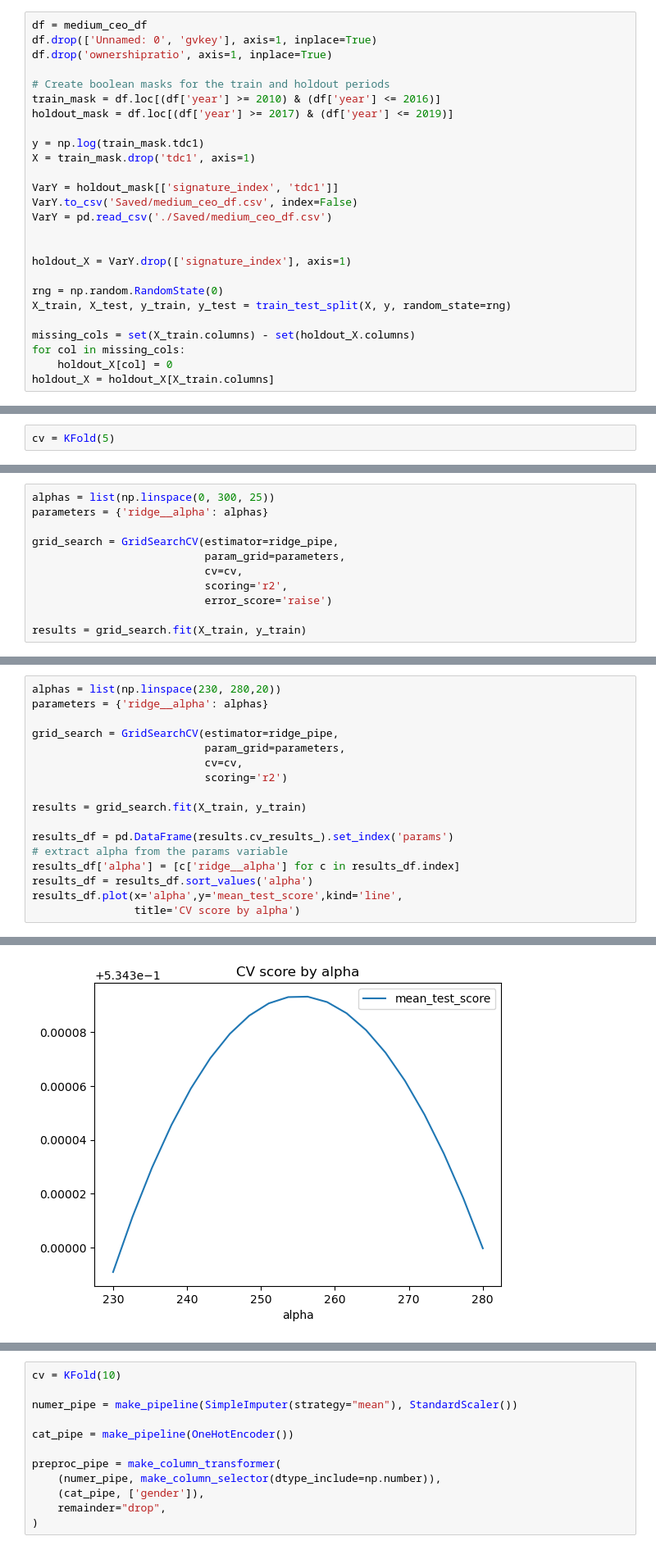
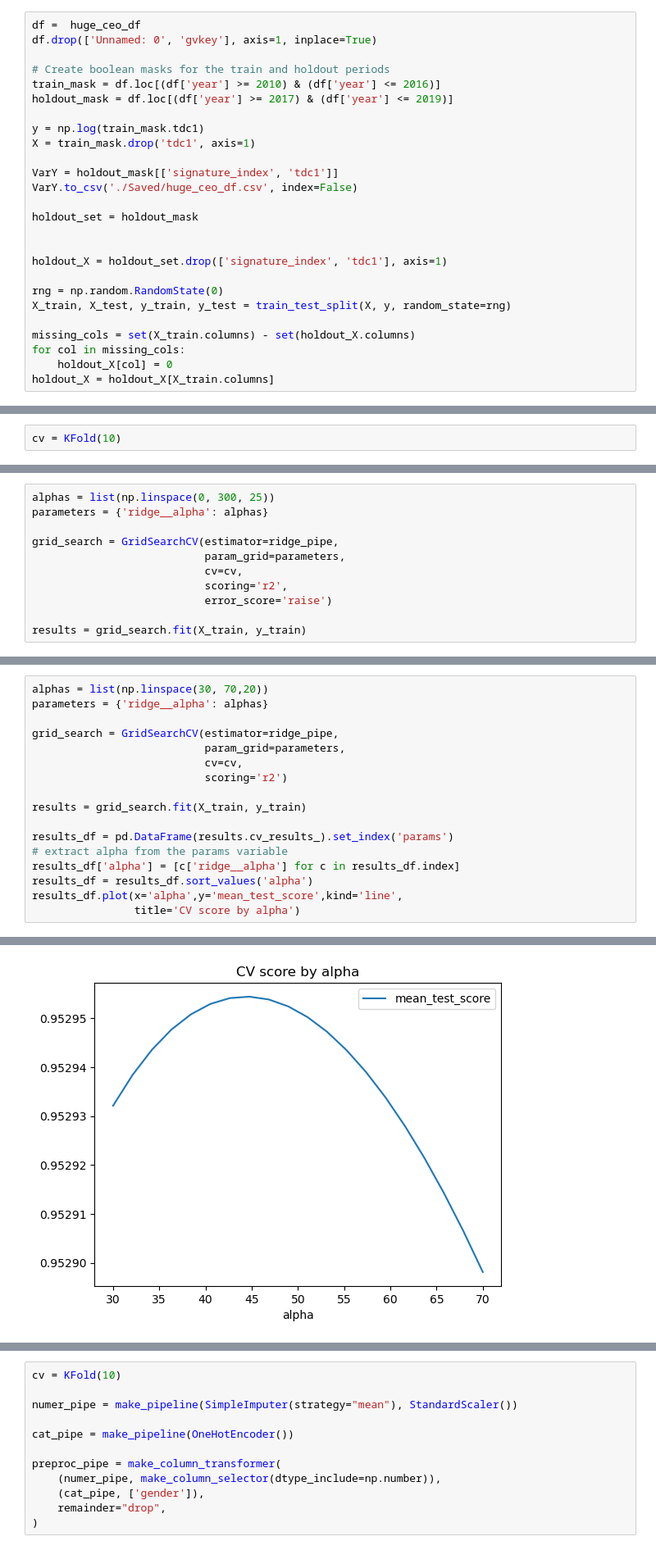
Before and after one commit to tobeybill/TISATAFL, a Jupyter notebook: Check.ipynb, the cells around one changed output, grey strips where cells are left out. Shown: that part at 82% size. Cells and saved outputs as stored; diff of their text form.

```diff
--- a/Check.ipynb
+++ b/Check.ipynb
@@ -43,9 +43,8 @@ huge_bod_df = bod_df[bod_df['size_category'] == 'Huge']
 list_ceo_df = [tiny_ceo_df, medium_ceo_df, big_ceo_df, huge_ceo_df]
 list_bod_df = [tiny_bod_df, medium_bod_df, big_bod_df, huge_bod_df]
 # %%
-df = medium_ceo_df
+df =  huge_ceo_df
 df.drop(['Unnamed: 0', 'gvkey'], axis=1, inplace=True)
-df.drop('ownershipratio', axis=1, inplace=True)
 
 # Create boolean masks for the train and holdout periods
 train_mask = df.loc[(df['year'] >= 2010) & (df['year'] <= 2016)]
@@ -55,11 +54,12 @@ y = np.log(train_mask.tdc1)
 X = train_mask.drop('tdc1', axis=1)
 
 VarY = holdout_mask[['signature_index', 'tdc1']]
-VarY.to_csv('Saved/medium_ceo_df.csv', index=False)
-VarY = pd.read_csv('./Saved/medium_ceo_df.csv')
+VarY.to_csv('./Saved/huge_ceo_df.csv', index=False)
+
+holdout_set = holdout_mask
 
 
-holdout_X = VarY.drop(['signature_index'], axis=1)
+holdout_X = holdout_set.drop(['signature_index', 'tdc1'], axis=1)
 
 rng = np.random.RandomState(0)
 X_train, X_test, y_train, y_test = train_test_split(X, y, random_state=rng)
@@ -80,5 +77,5 @@ See the caveats in the documentation: https://pandas.pydata.org/pandas-docs/stab
 # %%
-cv = KFold(5)
+cv = KFold(10)
 # %%
 numer_pipe = make_pipeline(SimpleImputer(strategy="mean"), StandardScaler())
 cat_pipe = make_pipeline(OneHotEncoder())
@@ -119,20 +116,20 @@ results_df.plot(x='alpha', y='mean_test_score', kind='line', title='CV score by
 # %%
-alphas = list(np.linspace(230, 280,20))
+alphas = list(np.linspace(30, 70,20))
 parameters = {'ridge__alpha': alphas}
 
 grid_search = GridSearchCV(estimator=ridge_pipe,
                            param_grid=parameters,
                            cv=cv,
                            scoring='r2')
 
 results = grid_search.fit(X_train, y_train)
 
 results_df = pd.DataFrame(results.cv_results_).set_index('params')
 # extract alpha from the params variable
 results_df['alpha'] = [c['ridge__alpha'] for c in results_df.index]
 results_df = results_df.sort_values('alpha')
 results_df.plot(x='alpha',y='mean_test_score',kind='line',
                 title='CV score by alpha')
 # %% [output]
 <AxesSubplot:title={'center':'CV score by alpha'}, xlabel='alpha'>
-[figure, old version]
+[figure, new version]
```
Also changed, not shown: parts of 11 cells of this notebook, 14 other files.
